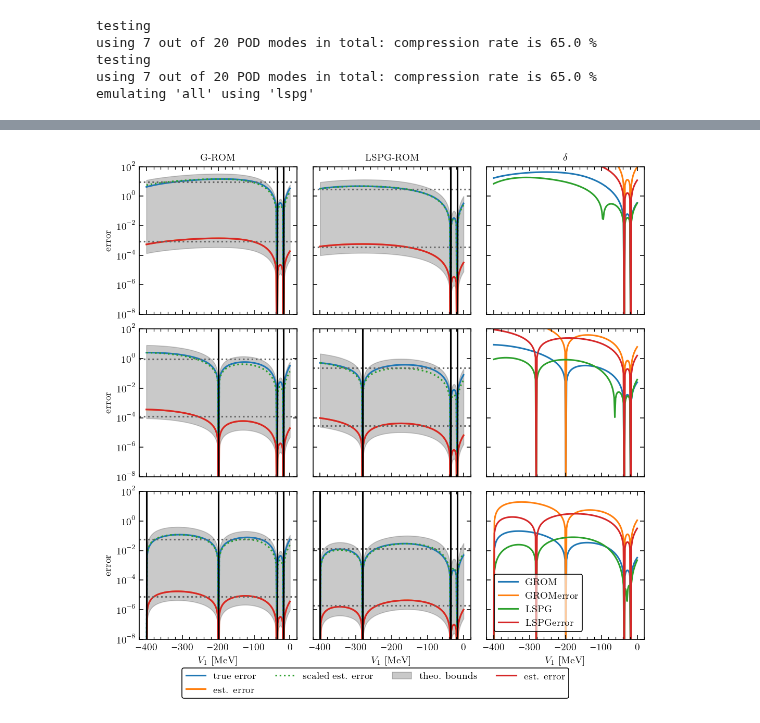
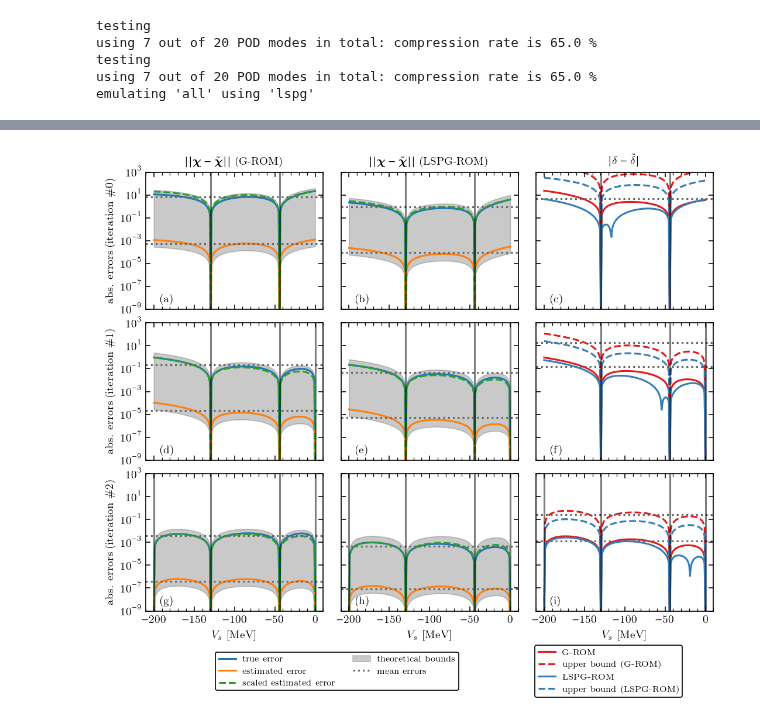
Before and after one commit to buqeye/cs_greedy_emulator, a Jupyter notebook: minnesota.ipynb, the cells around one changed output, grey strips where cells are left out. Drawn from its saved outputs; the diff is of its cells as text; code cells hidden in the pictures.

```diff
--- a/minnesota.ipynb
+++ b/minnesota.ipynb
@@ -29,8 +31,8 @@ from constants import hbarc, cm
 channel = Channel(S=0, L=0, LL=0, J=0, channel=0)
 potentialArgs = {"label": "minnesota", "kwargs": {"potId": 213}}
 potential = Potential(channel, **potentialArgs)
-Vs_range = (-400, 0)  # (-200, 0)
-VR_range = (0, 400) # (100, 300)
+Vs_range = (-200, 0)  # (-200, 0)
+VR_range = (100, 300) # (100, 300)
 Vs_center = np.mean(Vs_range)
 VR_center = np.mean(VR_range)
 seed = 124294784
@@ -273,10 +302,10 @@ args = dict(scattExp=scattExp,
             approach="greedy",
             pod_rcond=1e-10,
             init_snapshot_lecs=None,
-            greedy_max_iter=3,
+            greedy_max_iter=4,
             mode="linear",
             # inhomogeneous=False,
-            seed=18276349
+            seed=734249391 # 10203
             )
 greedy_grom = MatrixNumerovROM(greedy_training_mode="grom", **args)
 greedy_lspg = MatrixNumerovROM(greedy_training_mode="lspg", **args)
@@ -339,72 +357,69 @@ ab_emulated.shape
 # %%
 from constants import cm
 mpl.rcParams['figure.constrained_layout.use'] = False
-num_iter = len(greedy_lspg.greedy_logging)
+num_iter = len(greedy_lspg.greedy_logging) - 1
 V0_arr = greedy_lspg.lec_all_samples[:,2]
 fig, axs = plt.subplots(num_iter, 3, sharex=True, sharey=True,
-                        figsize=(18*cm,18*cm), layout=None)
+                        figsize=(18*cm,16*cm), layout=None)
 axs = np.atleast_1d(axs)
 plt.subplots_adjust(left=0.07, right=0.99,
-                    top=0.96, bottom=0.1,
+                    top=0.96, bottom=0.16,
                     wspace=0.1, hspace=0.1)
 for ax in axs[-1,:]:
-    ax.set_xlabel("$V_1$ [MeV]")
-for ax in axs[:, 0]:
-    ax.set_ylabel("error")
-for ax, title in zip(axs[0,:], ("G-ROM", "LSPG-ROM", r"$\delta$")):
+    ax.set_xlabel("$V_s$ [MeV]")
+for iax, ax in enumerate(axs[:,0]):
+    ax.set_ylabel(f"abs. errors (iteration \\#{iax})")
+for ax, title in zip(axs[0,:], ("$||\\boldsymbol{\\chi} - \\tilde{\\boldsymbol{\\chi}}||$ (G-ROM)",
+                                "$||\\boldsymbol{\\chi} - \\tilde{\\boldsymbol{\\chi}}||$ (LSPG-ROM)",
+                                r"$|\delta - \tilde{\delta}|$")):
     ax.set_title(title)
 
-axs[0,0].set_ylim(1e-8, 1e2)
-# axs[0,0].set_xlim(V0_arr[0], V0_arr[-1])
+axs[0,0].set_ylim(1e-9, 1e3)
 
 for niter in range(num_iter):
-    for irom_lbl, rom_lbl in enumerate(("grom", "lspg")): # "lspg")):
-        rom = greedy_grom if rom_lbl == "grom" else greedy_lspg
+    for irom_lbl, rom_lbl in enumerate(("g-rom", "lspg-rom")): # "lspg")):
+        rom = greedy_grom if rom_lbl == "g-rom" else greedy_lspg
         ax = axs[niter, irom_lbl]
         [snapshot_idxs, fom_sol, emulated_sol,
         romErrors, realErrors, estErrBounds,
         coercivity_constant,
-        ab_emulated, ab_simulated, error_est_delta] = rom.greedy_logging[niter]
+        delta_rom, delta_fom, error_est_delta] = rom.greedy_logging[niter]
         ax.semilogy(V0_arr, realErrors, label=f"true error")
-        ax.semilogy(V0_arr, romErrors, ls="-", label=f"est. error")
+        ax.semilogy(V0_arr, romErrors, ls="-", label=f"estimated error")
         ax.semilogy(V0_arr, coercivity_constant*romErrors,
-                    ls=":", label=f"scaled est. error")
+                    ls="--", label=f"scaled estimated error")
 
-        # ax.semilogy(V0_arr, estErrBounds[:,0], label=f"lower bound")
-        # ax.semilogy(V0_arr, estErrBounds[:,1], label=f"upper bound")
         ax.fill_between(V0_arr, estErrBounds[:,0], estErrBounds[:,1],
                         alpha=0.3, color='0.3',
-                        zorder=0, label="theo. bounds")
+                        zorder=0, label="theoretical bounds")
 
-        ax.semilogy(V0_arr, romErrors, ls="-", label=f"est. error")
-        # delta_rom = np.rad2deg(np.arctan2(ab_emulated[1,:], ab_emulated[0,:]))
-        # delta_fom = np.rad2deg(np.arctan2(ab_simulated[1,:], ab_simulated[0,:]))
-        # axs[niter, 2].semilogy(V0_arr, np.abs(np.rad2deg(np.arctan(ab_emulated))
-        #                                        - np.rad2deg(np.arctan(ab_simulated))), #/np.abs(ab_simulated),
-        #                        label=rom_lbl.upper())
-        # axs[niter, 2].semilogy(V0_arr,error_est_delta,
-        #                        label=rom_lbl.upper() + " error bound")
-
-        delta_rom = ab_emulated # ab_emulated[1,:] / ab_emulated[0,:]
-        delta_fom = ab_simulated # ab_simulated[1,:] / ab_simulated[0,:]
-        # axs[niter, 2].semilogy(V0_arr, 2*np.abs(delta_rom - delta_fom) / np.abs(delta_rom + delta_fom),
-                            #    label=rom_lbl.upper())
-        axs[niter, 2].semilogy(V0_arr, np.abs(delta_fom-delta_rom),
-                               label=rom_lbl.upper())
-
-        axs[niter, 2].semilogy(V0_arr, error_est_delta,
-                               label=rom_lbl.upper() + "error")
-
-        for err in (romErrors, realErrors):
-            ax.axhline(np.mean(err), ls=":", c='0.4', label="")
-            # ax.set_title(f"Estimated mean error: {np.mean(realErrors):.2e}")
+        for ierr, err in enumerate((romErrors, realErrors)):
+            label = "mean errors" if irom_lbl==0 and ierr == 0 else ""
+            ax.axhline(np.mean(err), ls=":", c='0.4', label=label)
 
         for idx in snapshot_idxs:
-            ax.axvline(V0_arr[idx], c="k", label="")
+            ax.axvline(V0_arr[idx], c="k", alpha=0.5)
 
-    axs[-1,0].legend(bbox_to_anchor =(0.5, 0.02), loc='center', ncol=4,
-                     bbox_transform=fig.transFigure)
-    # axs[0,0].legend(loc='lower left', ncol=4, bbox_to_anchor =(1.5,2.65))
-    axs[-1,-1].legend(loc='best', ncol=1)
-    fig.savefig(f"greedy_MN_potential_1S0.pdf")
+        ax = axs[niter, 2]
+        delta_err_exact = np.abs(delta_fom-delta_rom)
+        color = colors[irom_lbl]
+        ax.semilogy(V0_arr, delta_err_exact, color=color, label=rom_lbl.upper())
+        if rom_lbl == "g-rom":
+            ax.axhline(np.mean(delta_err_exact), ls=":", c='0.4', label=label)
+
+        ax.semilogy(V0_arr, error_est_delta, color=color, ls="--", label=f"upper bound ({rom_lbl.upper()})")
+        if rom_lbl == "g-rom":
+            ax.axhline(np.mean(error_est_delta), ls=":", c='0.4', label=label)
+
+    for idx in snapshot_idxs:
+        axs[niter, 2].axvline(V0_arr[idx], c="k", alpha=0.5)
+
+axs[-1,0].legend(bbox_to_anchor =(0.38, 0.05), loc='center', ncol=2,
+                    bbox_transform=fig.transFigure, fontsize=7)
+for iax, ax in enumerate(axs.flatten()):
+    ax.text(0.08, 0.05, f"({alphabet[iax]})", transform = ax.transAxes)
+# axs[0,0].legend(loc='lower left', ncol=4, bbox_to_anchor =(1.5,2.65))
+axs[-1,-1].legend(bbox_to_anchor =(0.82, 0.05), loc='center', ncol=1,
+                    bbox_transform=fig.transFigure, fontsize=7)
+fig.savefig(f"greedy_MN_potential_1S0.pdf")
 # %% [output]
@@ -415 +426 @@ No artists with labels found to put in legend.  Note that artists whose label st
-[figure, old version]
+[figure, new version]
```
Also changed, not shown: parts of 33 cells of this notebook.
